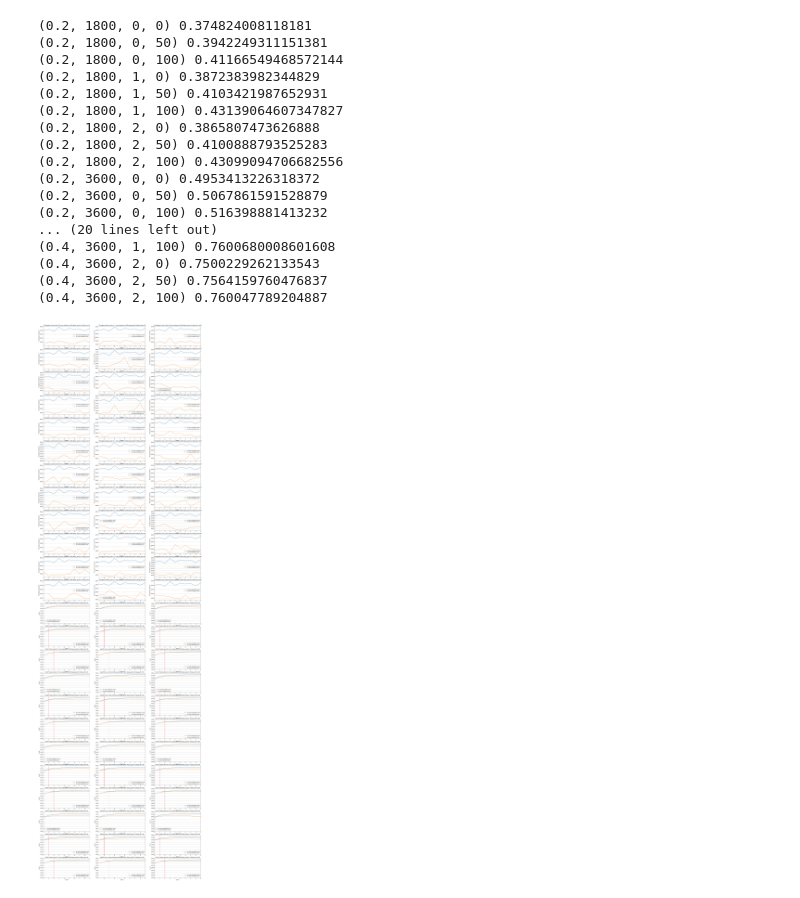
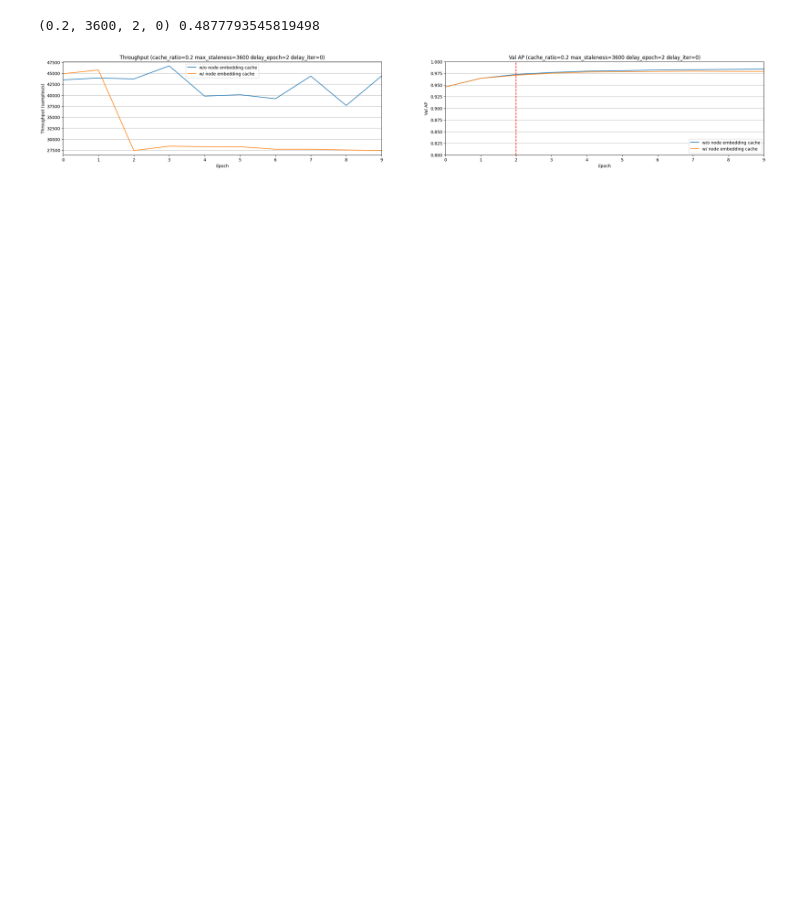
Before and after one commit to jasperzhong/GNNFlow, a Jupyter notebook: scripts/plot.ipynb, the cells around one changed output. Drawn from its saved outputs; the diff is of its cells as text; code cells hidden in the pictures; blank space fills up the shorter version.

```diff
--- a/scripts/plot.ipynb
+++ b/scripts/plot.ipynb
@@ -36,54 +37,42 @@ def plot_vals(no_cache_vals, vals: List[float], param, ax: plt.Axes):
     ax.grid(axis='y')
     ax.legend()
 # %%
-cache_ratio = [0.2, 0.4]
-max_staleness = [1800, 3600]
-delay_epoch = [0, 1, 2]
+cache_ratio = [0.2]
+max_staleness = [3600]
+delay_epoch = [2]
 delay_iter = [0]
 param_space = list(itertools.product(cache_ratio, max_staleness, delay_epoch, delay_iter))
 
-ncols = 3
+ncols = 2
 nrows = len(param_space) // ncols * 2
+if nrows == 0:
+    nrows = 1
 fig, axes = plt.subplots(nrows=nrows, ncols=ncols)
 fig.set_size_inches(30, nrows * 4)
 
 model = 'TGAT'
 dataset = 'REDDIT'
 i = 0
-out_dir = "tmp_res/yczhong_delay_fix/"
+out_dir = "tmp_res/yczhong_delay_fix2/"
 
 file = out_dir+"throughput||model{}||dataset{}||cache_ratio{}||max_staleness{}||delay_epoch{}||delay_iter{}.npy".format(model, dataset, 0.0, 0, 0, 0)
 no_cache_throughput = np.load(file)
 file = out_dir+"val_ap||model{}||dataset{}||cache_ratio{}||max_staleness{}||delay_epoch{}||delay_iter{}.npy".format(model, dataset, 0.0, 0, 0, 0, 0)
 no_cache_vals = np.load(file)
 
 for param in param_space:
     file = out_dir+"throughput||model{}||dataset{}||cache_ratio{}||max_staleness{}||delay_epoch{}||delay_iter{}.npy".format(model, dataset,*param)
     throughput = np.load(file)
     file = out_dir+"val_ap||model{}||dataset{}||cache_ratio{}||max_staleness{}||delay_epoch{}||delay_iter{}.npy".format(model, dataset, *param)
     vals = np.load(file)
     node_embedding_hit_rate = np.load(out_dir+"node_embed_cache_hit_rate||model{}||dataset{}||cache_ratio{}||max_staleness{}||delay_epoch{}||delay_iter{}.npy".format(model, dataset, *param))
     print(param, node_embedding_hit_rate)
-    plot_throughput(no_cache_throughput, throughput, param, axes[i//ncols][i%ncols])
-    plot_vals(no_cache_vals, vals, param, axes[i//ncols+nrows//2][i%ncols])
+    # plot_throughput(no_cache_throughput, throughput, param, axes[i//ncols][i%ncols])
+    plot_throughput(no_cache_throughput, throughput, param, axes[0])
+    # plot_vals(no_cache_vals, vals, param, axes[i//ncols+nrows//2][i%ncols])
+    plot_vals(no_cache_vals, vals, param, axes[1])
     i += 1
 plt.savefig(out_dir+"result.png", dpi=400, bbox_inches='tight')
 # %% [output]
-(0.2, 1800, 0, 0) 0.374824008118181
-(0.2, 1800, 0, 50) 0.3942249311151381
-(0.2, 1800, 0, 100) 0.41166549468572144
-(0.2, 1800, 1, 0) 0.3872383982344829
-(0.2, 1800, 1, 50) 0.4103421987652931
-(0.2, 1800, 1, 100) 0.43139064607347827
-(0.2, 1800, 2, 0) 0.3865807473626888
-(0.2, 1800, 2, 50) 0.4100888793525283
-(0.2, 1800, 2, 100) 0.43099094706682556
-(0.2, 3600, 0, 0) 0.4953413226318372
-(0.2, 3600, 0, 50) 0.5067861591528879
-(0.2, 3600, 0, 100) 0.516398881413232
-... (20 lines left out)
-(0.4, 3600, 1, 100) 0.7600680008601608
-(0.4, 3600, 2, 0) 0.7500229262133543
-(0.4, 3600, 2, 50) 0.7564159760476837
-(0.4, 3600, 2, 100) 0.760047789204887
+(0.2, 3600, 2, 0) 0.4877793545819498
-[figure, old version]
+[figure, new version]
```
Also changed, not shown: parts of 1 cell of this notebook, 3 other files.
